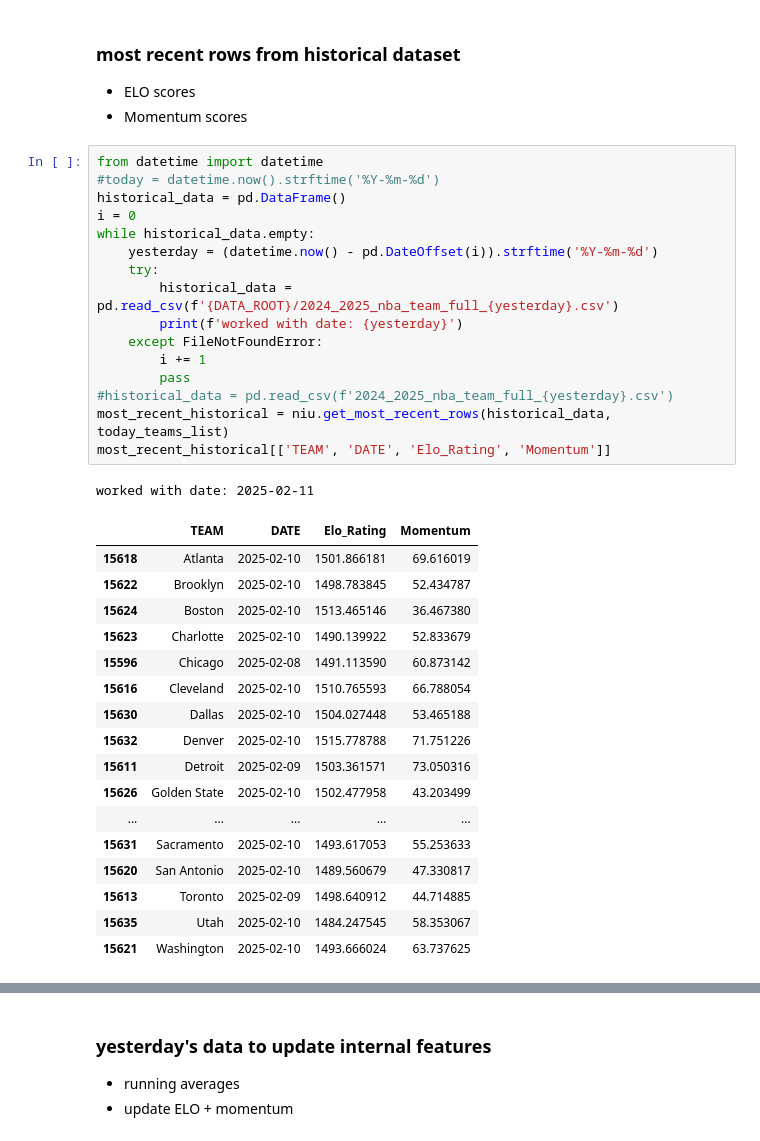
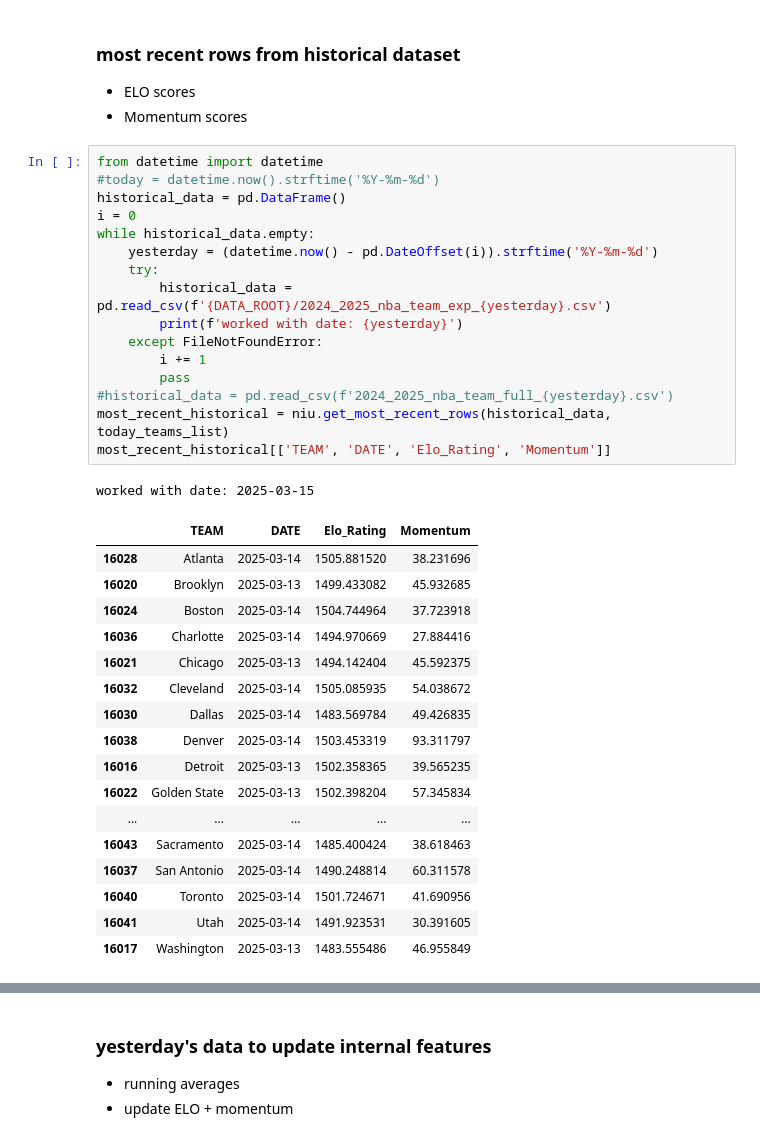
Before and after one commit to Croftc/nba_analytics, a Jupyter notebook: notebooks/nba_infer_complete.ipynb, the cells around one changed output, grey strips where cells are left out. Drawn from its saved outputs; the diff is of its cells as text.

```diff
--- a/notebooks/nba_infer_complete.ipynb
+++ b/notebooks/nba_infer_complete.ipynb
@@ -138,35 +141,35 @@ scraping data for 2025-02-12
 # %%
 from datetime import datetime
 #today = datetime.now().strftime('%Y-%m-%d')
 historical_data = pd.DataFrame()
 i = 0
 while historical_data.empty:
     yesterday = (datetime.now() - pd.DateOffset(i)).strftime('%Y-%m-%d')
     try:
-        historical_data = pd.read_csv(f'{DATA_ROOT}/2024_2025_nba_team_full_{yesterday}.csv')
+        historical_data = pd.read_csv(f'{DATA_ROOT}/2024_2025_nba_team_exp_{yesterday}.csv')
         print(f'worked with date: {yesterday}')
     except FileNotFoundError:
         i += 1
         pass
 #historical_data = pd.read_csv(f'2024_2025_nba_team_full_{yesterday}.csv')
 most_recent_historical = niu.get_most_recent_rows(historical_data, today_teams_list)
 most_recent_historical[['TEAM', 'DATE', 'Elo_Rating', 'Momentum']]
 # %% [output]
-worked with date: 2025-02-11
+worked with date: 2025-03-15
 |  | TEAM | DATE | Elo_Rating | Momentum |
-| 15618 | Atlanta | 2025-02-10 | 1501.866181 | 69.616019 |
-| 15622 | Brooklyn | 2025-02-10 | 1498.783845 | 52.434787 |
-| 15624 | Boston | 2025-02-10 | 1513.465146 | 36.467380 |
-| 15623 | Charlotte | 2025-02-10 | 1490.139922 | 52.833679 |
-| 15596 | Chicago | 2025-02-08 | 1491.113590 | 60.873142 |
-| 15616 | Cleveland | 2025-02-10 | 1510.765593 | 66.788054 |
-| 15630 | Dallas | 2025-02-10 | 1504.027448 | 53.465188 |
-| 15632 | Denver | 2025-02-10 | 1515.778788 | 71.751226 |
-| 15611 | Detroit | 2025-02-09 | 1503.361571 | 73.050316 |
-| 15626 | Golden State | 2025-02-10 | 1502.477958 | 43.203499 |
+| 16028 | Atlanta | 2025-03-14 | 1505.881520 | 38.231696 |
+| 16020 | Brooklyn | 2025-03-13 | 1499.433082 | 45.932685 |
+| 16024 | Boston | 2025-03-14 | 1504.744964 | 37.723918 |
+| 16036 | Charlotte | 2025-03-14 | 1494.970669 | 27.884416 |
+| 16021 | Chicago | 2025-03-13 | 1494.142404 | 45.592375 |
+| 16032 | Cleveland | 2025-03-14 | 1505.085935 | 54.038672 |
+| 16030 | Dallas | 2025-03-14 | 1483.569784 | 49.426835 |
+| 16038 | Denver | 2025-03-14 | 1503.453319 | 93.311797 |
+| 16016 | Detroit | 2025-03-13 | 1502.358365 | 39.565235 |
+| 16022 | Golden State | 2025-03-13 | 1502.398204 | 57.345834 |
 | ... | ... | ... | ... | ... |
-| 15631 | Sacramento | 2025-02-10 | 1493.617053 | 55.253633 |
-| 15620 | San Antonio | 2025-02-10 | 1489.560679 | 47.330817 |
-| 15613 | Toronto | 2025-02-09 | 1498.640912 | 44.714885 |
-| 15635 | Utah | 2025-02-10 | 1484.247545 | 58.353067 |
-| 15621 | Washington | 2025-02-10 | 1493.666024 | 63.737625 |
+| 16043 | Sacramento | 2025-03-14 | 1485.400424 | 38.618463 |
+| 16037 | San Antonio | 2025-03-14 | 1490.248814 | 60.311578 |
+| 16040 | Toronto | 2025-03-14 | 1501.724671 | 41.690956 |
+| 16041 | Utah | 2025-03-14 | 1491.923531 | 30.391605 |
+| 16017 | Washington | 2025-03-13 | 1483.555486 | 46.955849 |
```
Also changed, not shown: parts of 24 cells of this notebook.
